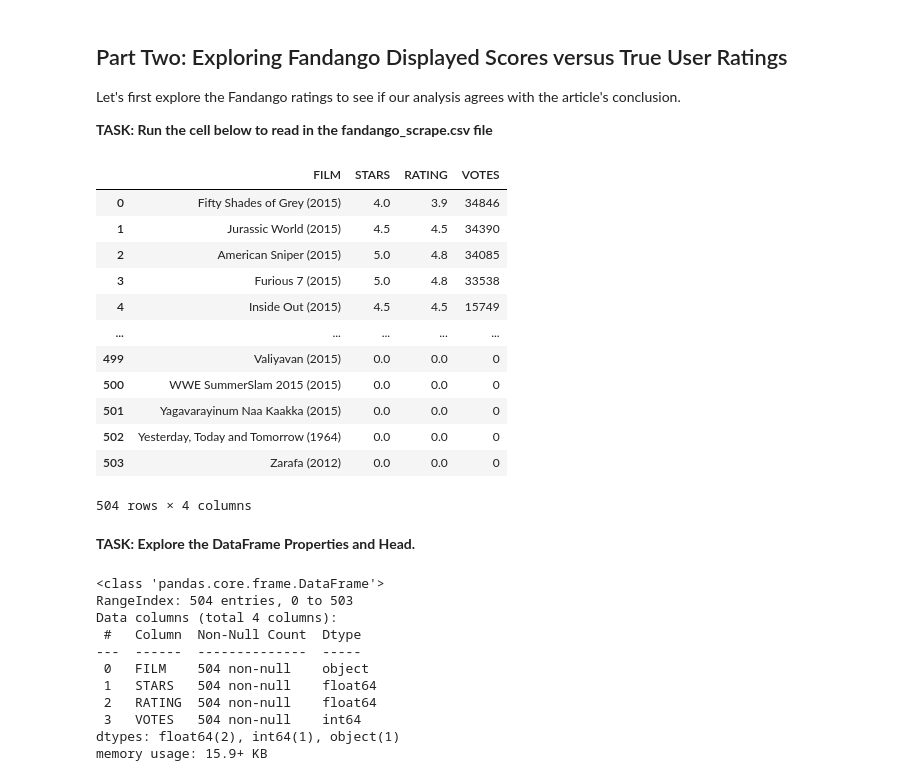
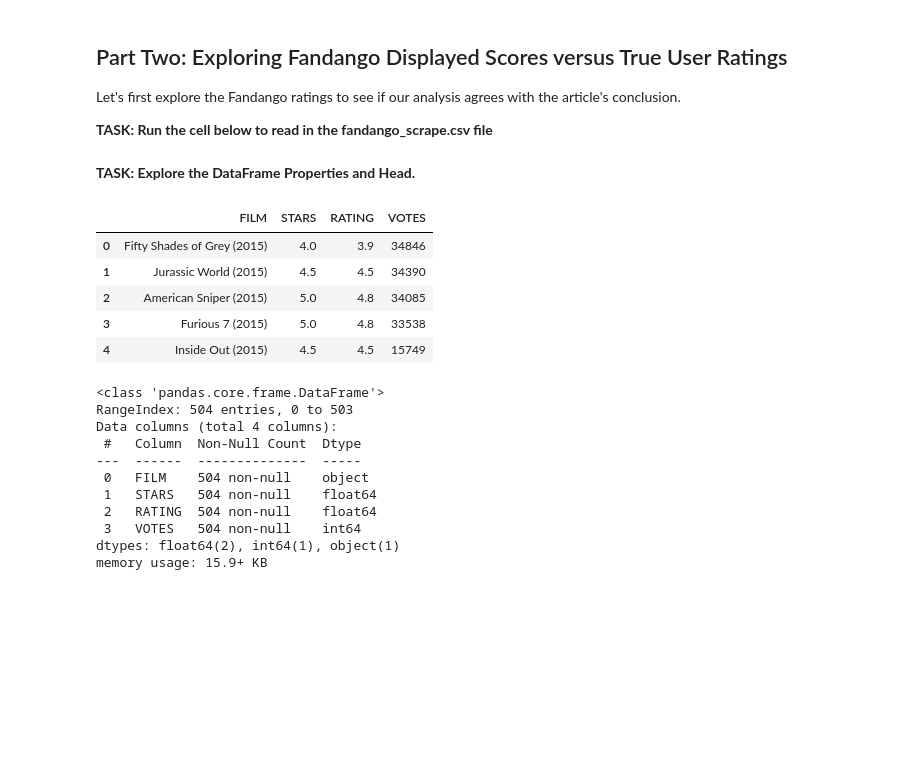
Before and after one commit to bushkhan/ML-DS-PRACTICE, a Jupyter notebook: Project1/00-Capstone-Project.ipynb, the cells around one changed output. Saved outputs shown, nothing was run; the diff lists cells and outputs as text; code cells hidden in the pictures; blank space fills up the shorter version.

```diff
--- a/Project1/00-Capstone-Project.ipynb
+++ b/Project1/00-Capstone-Project.ipynb
@@ -83,24 +83,17 @@ Let's first explore the Fandango ratings to see if our analysis agrees with the
 **TASK: Run the cell below to read in the fandango_scrape.csv file**
 # %%
 fandango = pd.read_csv("fandango_scrape.csv")
-# %%
-fandango
-# %% [output]
-|  | FILM | STARS | RATING | VOTES |
-| 0 | Fifty Shades of Grey (2015) | 4.0 | 3.9 | 34846 |
-| 1 | Jurassic World (2015) | 4.5 | 4.5 | 34390 |
-| 2 | American Sniper (2015) | 5.0 | 4.8 | 34085 |
-| 3 | Furious 7 (2015) | 5.0 | 4.8 | 33538 |
-| 4 | Inside Out (2015) | 4.5 | 4.5 | 15749 |
-| ... | ... | ... | ... | ... |
-| 499 | Valiyavan (2015) | 0.0 | 0.0 | 0 |
-| 500 | WWE SummerSlam 2015 (2015) | 0.0 | 0.0 | 0 |
-| 501 | Yagavarayinum Naa Kaakka (2015) | 0.0 | 0.0 | 0 |
-| 502 | Yesterday, Today and Tomorrow (1964) | 0.0 | 0.0 | 0 |
-| 503 | Zarafa (2012) | 0.0 | 0.0 | 0 |
-504 rows × 4 columns
 # %% [markdown]
 **TASK: Explore the DataFrame Properties and Head.**
+# %%
+fandango.head()
+# %% [output]
+|  | FILM | STARS | RATING | VOTES |
+| 0 | Fifty Shades of Grey (2015) | 4.0 | 3.9 | 34846 |
+| 1 | Jurassic World (2015) | 4.5 | 4.5 | 34390 |
+| 2 | American Sniper (2015) | 5.0 | 4.8 | 34085 |
+| 3 | Furious 7 (2015) | 5.0 | 4.8 | 33538 |
+| 4 | Inside Out (2015) | 4.5 | 4.5 | 15749 |
 # %%
 fandango.info()
 # %% [output]
```
Also changed, not shown: parts of 22 cells of this notebook.
